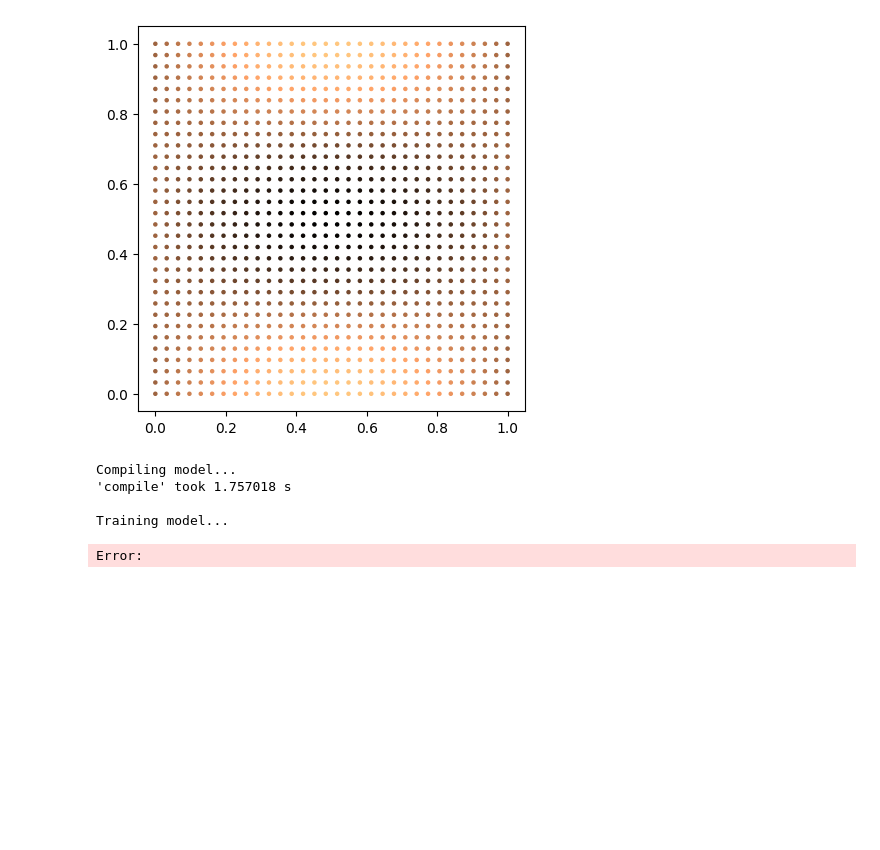
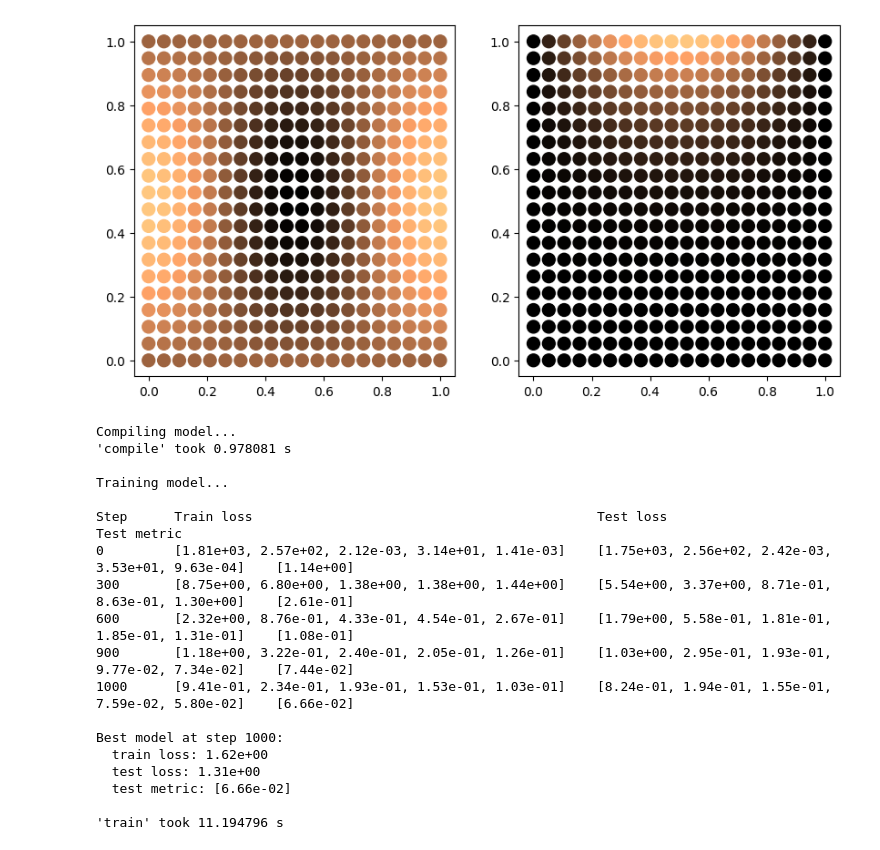
Before and after one commit to bonneted/pinn-cm, a Jupyter notebook: SPINN/elasticity_plate.ipynb, the cells around one changed output. Saved outputs shown, nothing was run; the diff lists cells and outputs as text; code cells hidden in the pictures; blank space fills up the shorter version.

Commit message:
update SPINN inverse

```diff
--- a/SPINN/elasticity_plate.ipynb
+++ b/SPINN/elasticity_plate.ipynb
@@ -147,22 +156,27 @@ Set the default automatic differentiation to forward mode.
 # %%
 import matplotlib.pyplot as plt
 
+n_DIC = 20
+# n_DIC = 20
 
 # X_DIC = geom.uniform_points(1000, boundary=False)
-X_DIC_input = np.stack([np.linspace(0, 1, 32)] * 2, axis=1)
-X_DIC_mesh = [x_.ravel() for x_ in np.meshgrid(X_DIC_input[:,0],X_DIC_input[:,1])]
-X_DIC_plot = stack(X_DIC_mesh, axis=-1)
+X_DIC_input = np.stack([np.linspace(0, 1, n_DIC)] * 2, axis=1)
+X_DIC_mesh = [x_.ravel() for x_ in np.meshgrid(X_DIC_input[:,0],X_DIC_input[:,1],indexing="ij")]
+X_DIC_plot = stack(X_DIC_mesh, axis=1)
+if net_type != "spinn":
+    X_DIC_input = X_DIC_plot
 U_DIC = func(X_DIC_input)
-fig, ax = plt.subplots(1, 1, figsize=(5, 5))
-ax.scatter(X_DIC_plot[:, 0], X_DIC_plot[:, 1], s=5, c=U_DIC[:, 0], cmap="copper")
 
+fig, ax = plt.subplots(1, 2, figsize=(10, 5))
+ax[0].scatter(X_DIC_plot[:, 0], X_DIC_plot[:, 1], s=100, c=U_DIC[:, 0], cmap="copper")
+ax[1].scatter(X_DIC_plot[:, 0], X_DIC_plot[:, 1], s=100, c=U_DIC[:, 1], cmap="copper")
 measure_Ux = dde.PointSetBC(X_DIC_input, U_DIC[:, 0:1], component=0)
 measure_Uy = dde.PointSetBC(X_DIC_input, U_DIC[:, 1:2], component=1)
 
 # measure_Ux = dde.PointSetOperatorBC(X_DIC_input, U_DIC[:, 0:1], lambda inputs,outputs,X: outputs[:,0:1])
 # measure_Uy = dde.PointSetOperatorBC(X_DIC_input, U_DIC[:, 1:2], lambda inputs,outputs,X: outputs[:,1:2])
 
-bcs = [measure_Ux, measure_Uy]
+# bcs = []
 # %% [output]
-[figure, old version]
+[figure, new version]
 # %%
@@ -191,9 +206,0 @@ model = dde.Model(data, net)
-# %%
-model.compile("adam", lr=0.001, metrics=["l2 relative error"])
-losshistory, train_state = model.train(iterations=1000, display_every=100)
-# %% [output]
-Compiling model...
-'compile' took 1.757018 s
-
-Training model...
-Error:
@@ -207,0 +207,36 @@ else:
+# %%
+bcs = []
+data = dde.data.PDE(
+    geom,
+    pde,
+    bcs,
+    num_domain=num_point,
+    # num_boundary=num_boundary,
+    solution=func,
+    num_test=num_point,
+    is_SPINN=net_type == "spinn",
+)
+model = dde.Model(data, net)
+# loss_weights = [1,1,1,1,1]
+
+model.compile(optimizer, lr=0.001, metrics=["l2 relative error"])#, loss_weights=loss_weights)
+losshistory, train_state = model.train(iterations=1000, display_every=300)
+# %% [output]
+Compiling model...
+'compile' took 0.978081 s
+
+Training model...
+
+Step      Train loss                                            Test loss                                             Test metric
+0         [1.81e+03, 2.57e+02, 2.12e-03, 3.14e+01, 1.41e-03]    [1.75e+03, 2.56e+02, 2.42e-03, 3.53e+01, 9.63e-04]    [1.14e+00]
+300       [8.75e+00, 6.80e+00, 1.38e+00, 1.38e+00, 1.44e+00]    [5.54e+00, 3.37e+00, 8.71e-01, 8.63e-01, 1.30e+00]    [2.61e-01]
+600       [2.32e+00, 8.76e-01, 4.33e-01, 4.54e-01, 2.67e-01]    [1.79e+00, 5.58e-01, 1.81e-01, 1.85e-01, 1.31e-01]    [1.08e-01]
+900       [1.18e+00, 3.22e-01, 2.40e-01, 2.05e-01, 1.26e-01]    [1.03e+00, 2.95e-01, 1.93e-01, 9.77e-02, 7.34e-02]    [7.44e-02]
+1000      [9.41e-01, 2.34e-01, 1.93e-01, 1.53e-01, 1.03e-01]    [8.24e-01, 1.94e-01, 1.55e-01, 7.59e-02, 5.80e-02]    [6.66e-02]
+
+Best model at step 1000:
+  train loss: 1.62e+00
+  test loss: 1.31e+00
+  test metric: [6.66e-02]
+
+'train' took 11.194796 s
```
Also changed, not shown: parts of 7 cells of this notebook, 8 other files.
